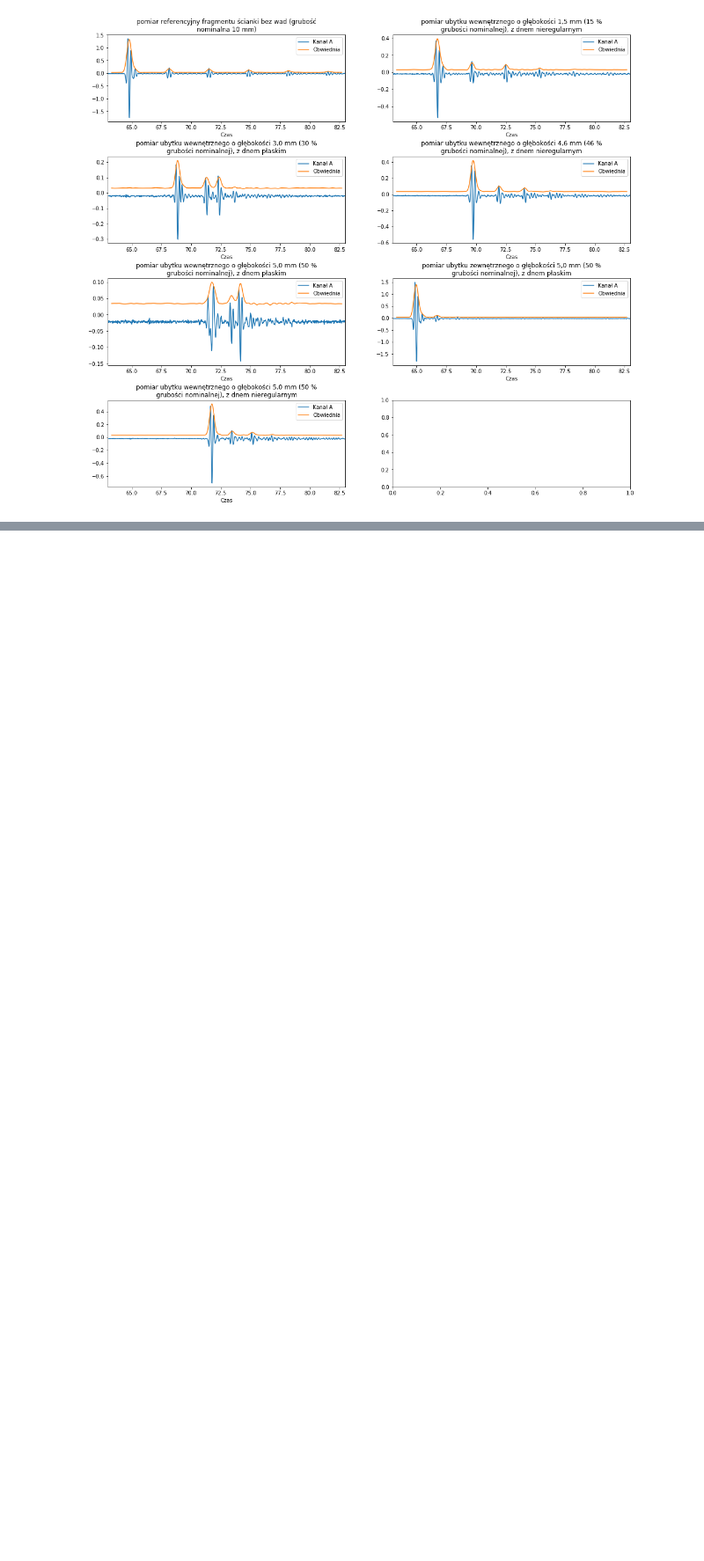
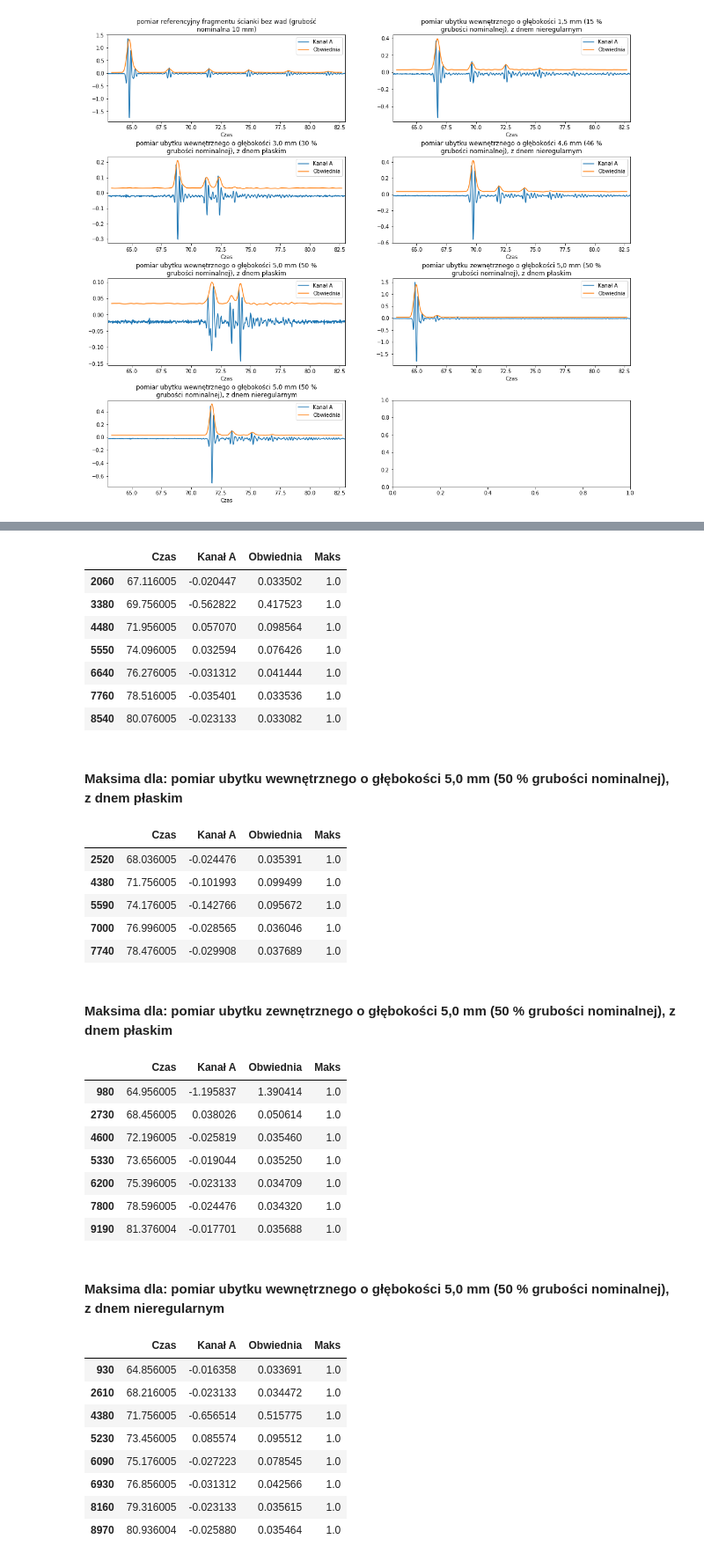
Before and after one commit to brqd/pigs, a Jupyter notebook: dane.ipynb, the cells around one changed output, grey strips where cells are left out. Shown: that part at 88% size. Cells and saved outputs as stored; diff of their text form; code cells hidden in the pictures; blank space fills up the shorter version.

```diff
--- a/dane.ipynb
+++ b/dane.ipynb
@@ -90,9 +162,12 @@ plt.show()
 # %%
+#@title
+from IPython.display import HTML
+
 def find_max(x):
     return x[len(x)//2] == np.max(x)
 
-df = data2[0]
-
-df['Maks'] = df["Obwiednia"].rolling(window=128, center=True).apply(find_max, raw=True)
-df[df['Maks']==1]
+for df,[filename, desc] in zip(data50, filenames):
+  display(HTML("<BR/><B>Maksima dla: "+desc+"</B>"))
+  df['Maks'] = df["Obwiednia"].rolling(window=128, center=True).apply(find_max, raw=True)
+  display(df[df['Maks']==1])
 # %% [output]
@@ -104,0 +199,34 @@ df[df['Maks']==1]
+|  | Czas | Kanał A | Obwiednia | Maks |
+| 2060 | 67.116005 | -0.020447 | 0.033502 | 1.0 |
+| 3380 | 69.756005 | -0.562822 | 0.417523 | 1.0 |
+| 4480 | 71.956005 | 0.057070 | 0.098564 | 1.0 |
+| 5550 | 74.096005 | 0.032594 | 0.076426 | 1.0 |
+| 6640 | 76.276005 | -0.031312 | 0.041444 | 1.0 |
+| 7760 | 78.516005 | -0.035401 | 0.033536 | 1.0 |
+| 8540 | 80.076005 | -0.023133 | 0.033082 | 1.0 |
+Maksima dla: pomiar ubytku wewnętrznego o głębokości 5,0 mm (50 % grubości nominalnej), z dnem płaskim
+|  | Czas | Kanał A | Obwiednia | Maks |
+| 2520 | 68.036005 | -0.024476 | 0.035391 | 1.0 |
+| 4380 | 71.756005 | -0.101993 | 0.099499 | 1.0 |
+| 5590 | 74.176005 | -0.142766 | 0.095672 | 1.0 |
+| 7000 | 76.996005 | -0.028565 | 0.036046 | 1.0 |
+| 7740 | 78.476005 | -0.029908 | 0.037689 | 1.0 |
+Maksima dla: pomiar ubytku zewnętrznego o głębokości 5,0 mm (50 % grubości nominalnej), z dnem płaskim
+|  | Czas | Kanał A | Obwiednia | Maks |
+| 980 | 64.956005 | -1.195837 | 1.390414 | 1.0 |
+| 2730 | 68.456005 | 0.038026 | 0.050614 | 1.0 |
+| 4600 | 72.196005 | -0.025819 | 0.035460 | 1.0 |
+| 5330 | 73.656005 | -0.019044 | 0.035250 | 1.0 |
+| 6200 | 75.396005 | -0.023133 | 0.034709 | 1.0 |
+| 7800 | 78.596005 | -0.024476 | 0.034320 | 1.0 |
+| 9190 | 81.376004 | -0.017701 | 0.035688 | 1.0 |
+Maksima dla: pomiar ubytku wewnętrznego o głębokości 5,0 mm (50 % grubości nominalnej), z dnem nieregularnym
+|  | Czas | Kanał A | Obwiednia | Maks |
+| 930 | 64.856005 | -0.016358 | 0.033691 | 1.0 |
+| 2610 | 68.216005 | -0.023133 | 0.034472 | 1.0 |
+| 4380 | 71.756005 | -0.656514 | 0.515775 | 1.0 |
+| 5230 | 73.456005 | 0.085574 | 0.095512 | 1.0 |
+| 6090 | 75.176005 | -0.027223 | 0.078545 | 1.0 |
+| 6930 | 76.856005 | -0.031312 | 0.042566 | 1.0 |
+| 8160 | 79.316005 | -0.023133 | 0.035615 | 1.0 |
+| 8970 | 80.936004 | -0.025880 | 0.035464 | 1.0 |
```
Also changed, not shown: parts of 17 cells of this notebook.
